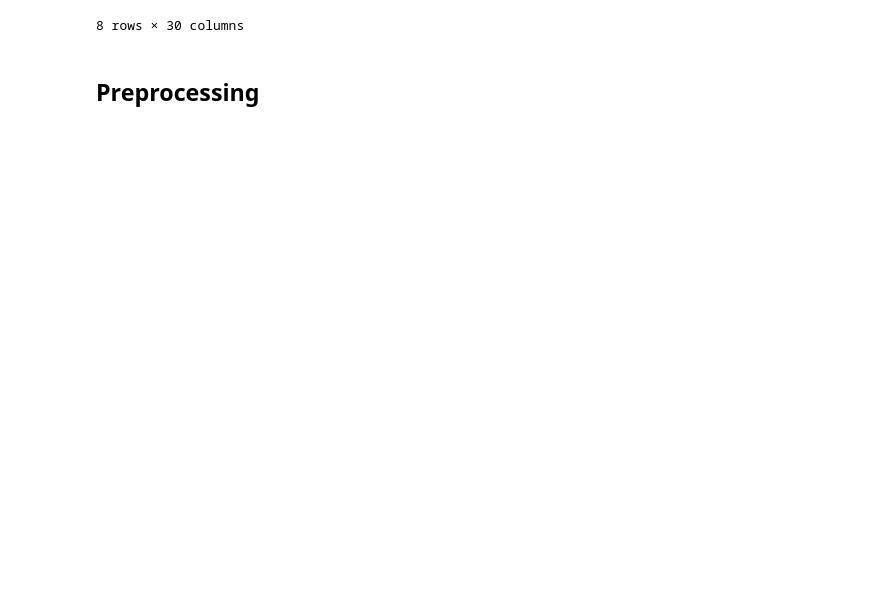
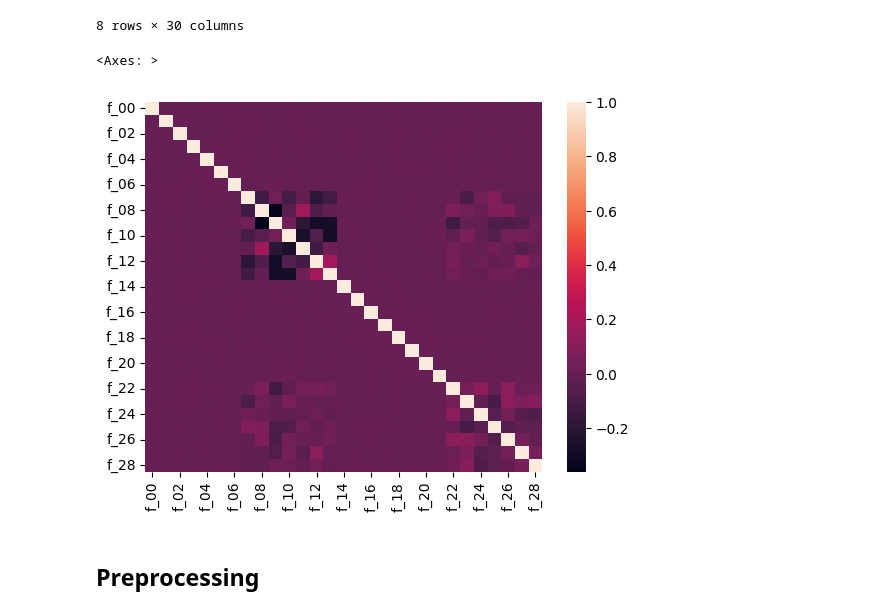
Before and after one commit to ekohachi22/DataMining3, a Jupyter notebook: main.ipynb, the cells around one changed output. Saved outputs shown, nothing was run; the diff lists cells and outputs as text; code cells hidden in the pictures; blank space fills up the shorter version.

```diff
--- a/main.ipynb
+++ b/main.ipynb
@@ -14,6 +14,13 @@ data.describe()
 | 75% | 73499.250000 | 0.677271 | 0.677746 | 0.677086 | 0.672097 | 0.677589 | 0.673344 | 0.668112 | 8.000000 | 9.000000 | ... | ... |
 | max | 97999.000000 | 4.490521 | 4.324974 | 4.560247 | 4.399373 | 4.050549 | 4.710316 | 3.998595 | 32.000000 | 30.000000 | ... | ... |
 8 rows × 30 columns
+# %%
+import seaborn as sns
+
+sns.heatmap(data.corr())
+# %% [output]
+<Axes: >
+[figure, added]
 # %% [markdown]
 ## Preprocessing
 # %%
```
Also changed, not shown: parts of 13 cells of this notebook.
